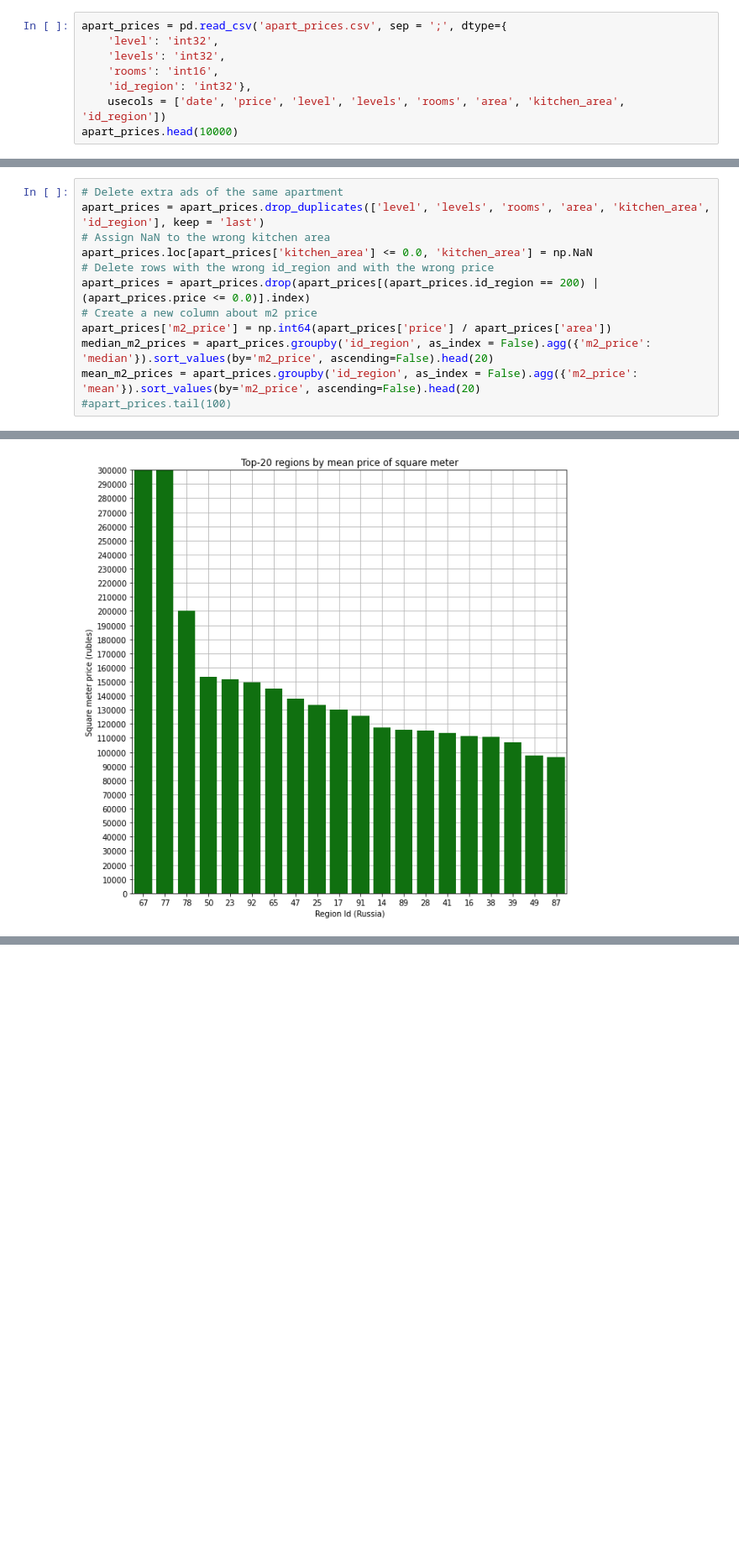
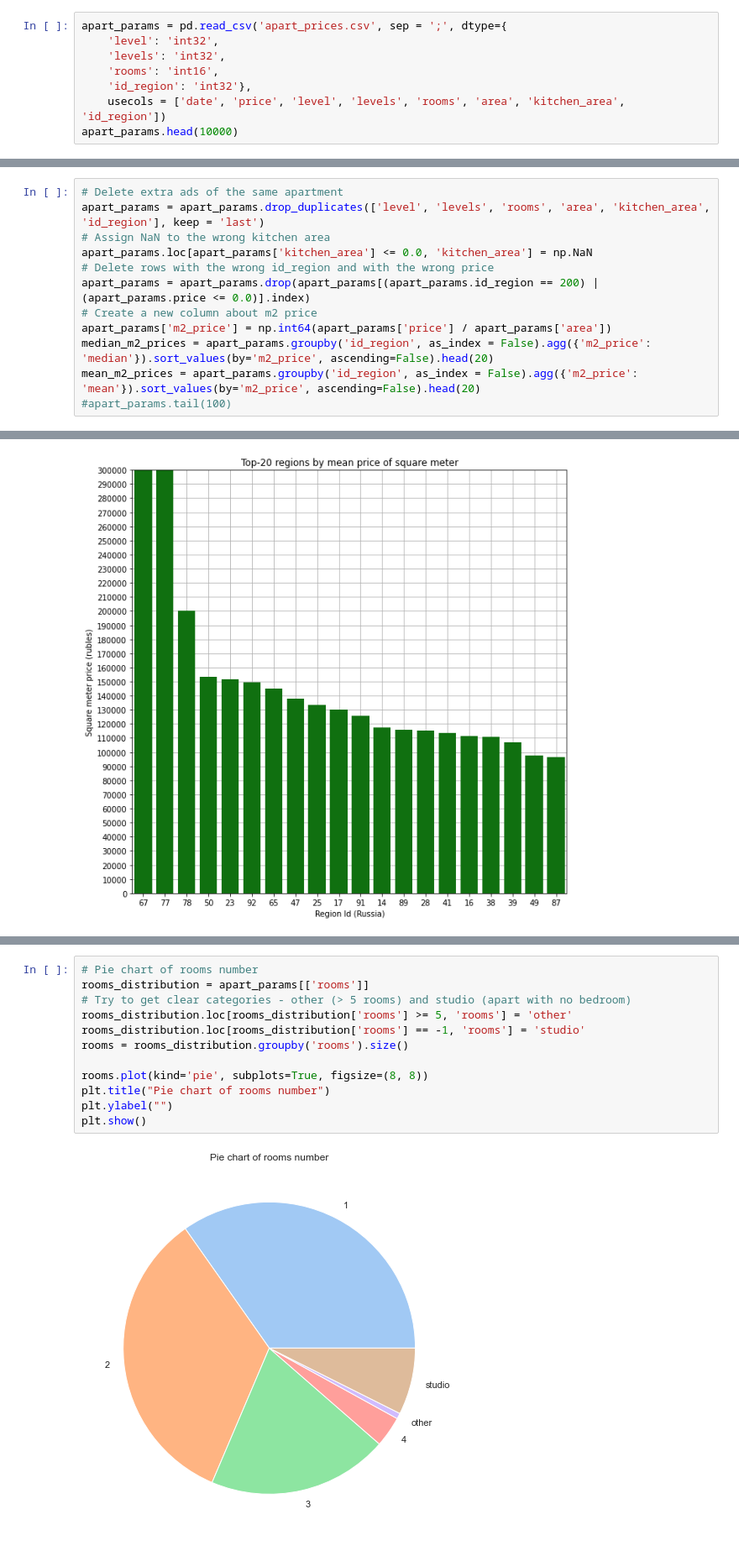
Before and after one commit to EC10NR/HousingPrices, a Jupyter notebook: HousingPricesDataset.ipynb, the cells around one changed output, grey strips where cells are left out. Shown at 84% size. Saved outputs shown, nothing was run; the diff lists cells and outputs as text; blank space fills up the shorter version.

Commit message:
New tests about normality, correlations between price and area, pie chart of rooms number

```diff
--- a/HousingPricesDataset.ipynb
+++ b/HousingPricesDataset.ipynb
@@ -55,13 +59,13 @@ House ID
 # %% [output]
 '\ndate\ndate of publication of the announcement\n\nprice\nPrice. in rubles\n\nlevel\nApartment floor\n\nlevels\nNumber of storeys\n\nrooms\nthe number of living rooms. If the value is "-1", then it m ...
 # %%
-apart_prices = pd.read_csv('apart_prices.csv', sep = ';', dtype={
+apart_params = pd.read_csv('apart_prices.csv', sep = ';', dtype={
     'level': 'int32',
     'levels': 'int32',
     'rooms': 'int16',
     'id_region': 'int32'},
     usecols = ['date', 'price', 'level', 'levels', 'rooms', 'area', 'kitchen_area', 'id_region'])
-apart_prices.head(10000)
+apart_params.head(10000)
 # %% [output]
 |  | date | price | level | levels | rooms | area | kitchen_area | id_region |
 | 0 | 2021-01-01 | 2451300 | 15 | 31 | 1 | 30.3 | 0.0 | 66 |
@@ -78,16 +82,16 @@ apart_prices.head(10000)
 10000 rows × 8 columns
 # %%
 # Delete extra ads of the same apartment
-apart_prices = apart_prices.drop_duplicates(['level', 'levels', 'rooms', 'area', 'kitchen_area', 'id_region'], keep = 'last')
+apart_params = apart_params.drop_duplicates(['level', 'levels', 'rooms', 'area', 'kitchen_area', 'id_region'], keep = 'last')
 # Assign NaN to the wrong kitchen area
-apart_prices.loc[apart_prices['kitchen_area'] <= 0.0, 'kitchen_area'] = np.NaN
+apart_params.loc[apart_params['kitchen_area'] <= 0.0, 'kitchen_area'] = np.NaN
 # Delete rows with the wrong id_region and with the wrong price
-apart_prices = apart_prices.drop(apart_prices[(apart_prices.id_region == 200) | (apart_prices.price <= 0.0)].index)
+apart_params = apart_params.drop(apart_params[(apart_params.id_region == 200) | (apart_params.price <= 0.0)].index)
 # Create a new column about m2 price
-apart_prices['m2_price'] = np.int64(apart_prices['price'] / apart_prices['area'])
-median_m2_prices = apart_prices.groupby('id_region', as_index = False).agg({'m2_price': 'median'}).sort_values(by='m2_price', ascending=False).head(20)
-mean_m2_prices = apart_prices.groupby('id_region', as_index = False).agg({'m2_price': 'mean'}).sort_values(by='m2_price', ascending=False).head(20)
-#apart_prices.tail(100)
+apart_params['m2_price'] = np.int64(apart_params['price'] / apart_params['area'])
+median_m2_prices = apart_params.groupby('id_region', as_index = False).agg({'m2_price': 'median'}).sort_values(by='m2_price', ascending=False).head(20)
+mean_m2_prices = apart_params.groupby('id_region', as_index = False).agg({'m2_price': 'mean'}).sort_values(by='m2_price', ascending=False).head(20)
+#apart_params.tail(100)
 # %%
 # Top-20 regions by median price of square meter
 f, ax = plt.subplots(figsize=(10, 10))
@@ -181,0 +205,14 @@ plt.show()
+# %%
+# Pie chart of rooms number
+rooms_distribution = apart_params[['rooms']]
+# Try to get clear categories - other (> 5 rooms) and studio (apart with no bedroom)
+rooms_distribution.loc[rooms_distribution['rooms'] >= 5, 'rooms'] = 'other'
+rooms_distribution.loc[rooms_distribution['rooms'] == -1, 'rooms'] = 'studio'
+rooms = rooms_distribution.groupby('rooms').size()
+
+rooms.plot(kind='pie', subplots=True, figsize=(8, 8))
+plt.title("Pie chart of rooms number")
+plt.ylabel("")
+plt.show()
+# %% [output]
+[figure, added]
```
Also changed, not shown: parts of 14 cells of this notebook.
